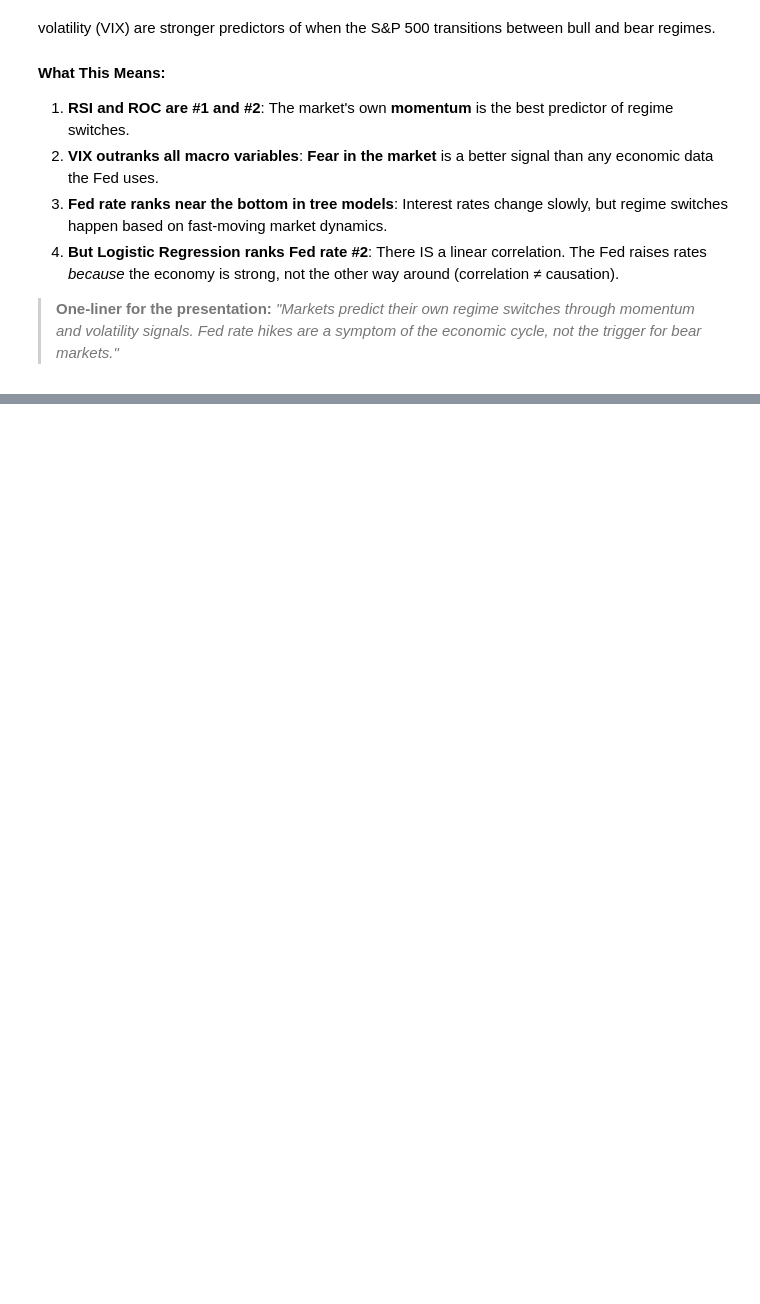
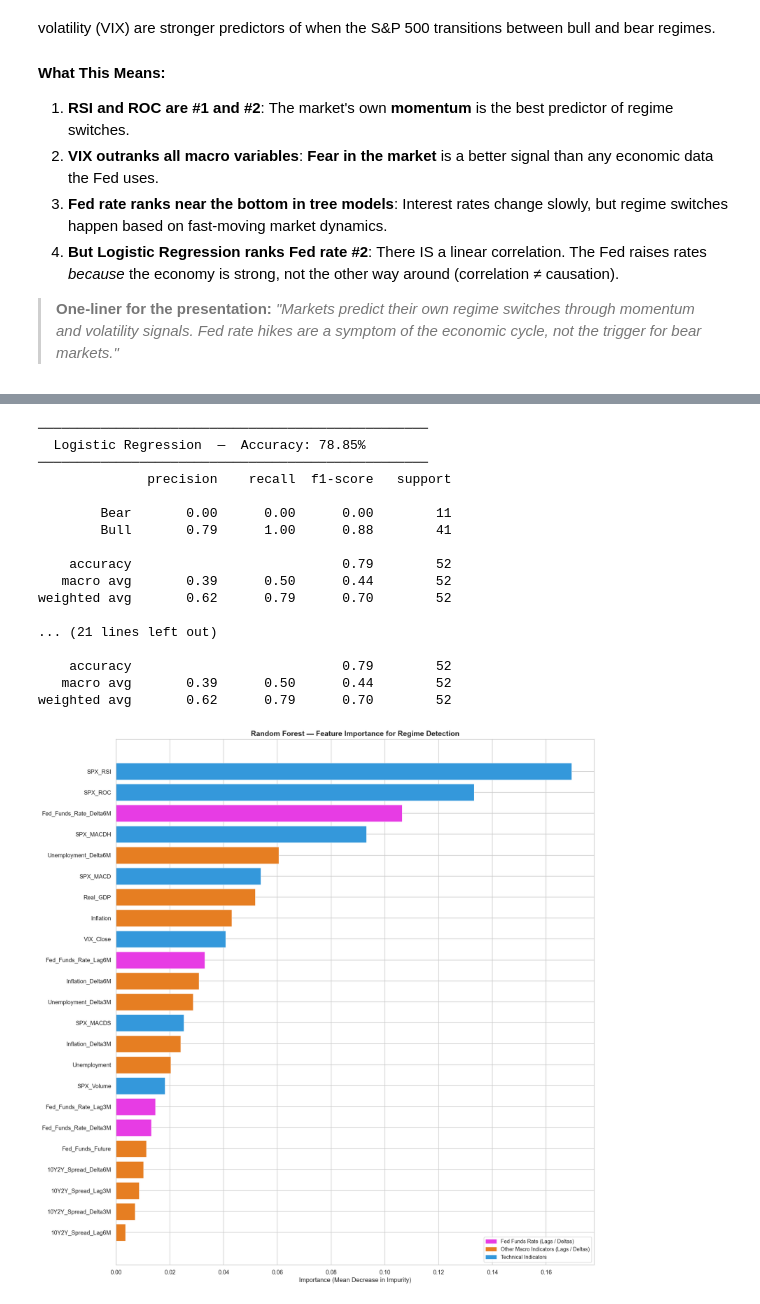
Before and after one commit to oscar10-wq/SP500_Regime_detection, a Jupyter notebook: project.ipynb, the cells around one changed output, grey strips where cells are left out. Cells and saved outputs as stored; diff of their text form; code cells hidden in the pictures; blank space fills up the shorter version.

```diff
--- a/project.ipynb
+++ b/project.ipynb
@@ -282,0 +539,67 @@ The answer to the research question is **nuanced**: Fed Funds Rate is a contribu
+# %%
+# Re-train the same models on monthly resampled data with lagged macro features
+models_monthly_lagged = {
+    "Logistic Regression": LogisticRegression(l1_ratio=1, solver="liblinear", max_iter=2000, random_state=42),
+    "Random Forest":       RandomForestClassifier(n_estimators=300, max_depth=6, random_state=42, class_weight="balanced"),
+    "Gradient Boosting":   GradientBoostingClassifier(n_estimators=200, max_depth=4, random_state=42),
+}
+
+results_monthly_lagged = {}
+for name, model in models_monthly_lagged.items():
+    model.fit(X_train_s, y_train)
+    preds = model.predict(X_test_s)
+    acc = accuracy_score(y_test, preds)
+    results_monthly_lagged[name] = {"model": model, "preds": preds, "accuracy": acc}
+
+    print(f"\n{'─'*50}")
+    print(f"  {name}  —  Accuracy: {acc:.2%}")
+    print(f"{'─'*50}")
+    print(classification_report(y_test, preds, target_names=["Bear", "Bull"], zero_division=0))
+
+rf_monthly_2 = results_monthly_lagged["Random Forest"]["model"]
+imp_monthly_2 = pd.Series(rf_monthly_2.feature_importances_, index=FEATURE_COLS).sort_values()
+
+def feature_color_lags(name):
+    if "Fed_Funds_Rate" in name:
+        return PALETTE["fed"]
+    if any(macro_base in name for macro_base in MACRO_FEATURES):
+        return PALETTE["macro"]
+    return PALETTE["tech"]
+
+fig, ax = plt.subplots(figsize=(15, 15))
+ax.barh(imp_monthly_2.index, imp_monthly_2.values, color=[feature_color_lags(f) for f in imp_monthly_2.index], edgecolor="white", linewidth=0.5)
+ax.set_xlabel("Importance (Mean Decrease in Impurity)")
+ax.set_title("Random Forest — Feature Importance for Regime Detection")
+
+legend_handles = [
+    mpatches.Patch(color=PALETTE["fed"],   label="Fed Funds Rate (Lags / Deltas)"),
+    mpatches.Patch(color=PALETTE["macro"], label="Other Macro Indicators (Lags / Deltas)"),
+    mpatches.Patch(color=PALETTE["tech"],  label="Technical Indicators"),
+]
+ax.legend(handles=legend_handles, loc="lower right", fontsize=10)
+plt.tight_layout()
+plt.show()
+
+print("\nRandom Forest (Monthly Resampling + 1-6M Lags) — Feature Importance Ranking:")
+for rank, (feat, score) in enumerate(imp_monthly_2.sort_values(ascending=False).items(), 1):
+    tag = " ◀ FED RATE" if feat == "Fed_Funds_Rate" else ""
+    print(f"  {rank:>2}. {feat:<30s} {score:.4f}{tag}")
+# %% [output]
+──────────────────────────────────────────────────
+  Logistic Regression  —  Accuracy: 78.85%
+──────────────────────────────────────────────────
+              precision    recall  f1-score   support
+
+        Bear       0.00      0.00      0.00        11
+        Bull       0.79      1.00      0.88        41
+
+    accuracy                           0.79        52
+   macro avg       0.39      0.50      0.44        52
+weighted avg       0.62      0.79      0.70        52
+
+... (21 lines left out)
+
+    accuracy                           0.79        52
+   macro avg       0.39      0.50      0.44        52
+weighted avg       0.62      0.79      0.70        52
+[figure, added]
```
Also changed, not shown: parts of 19 cells of this notebook.
